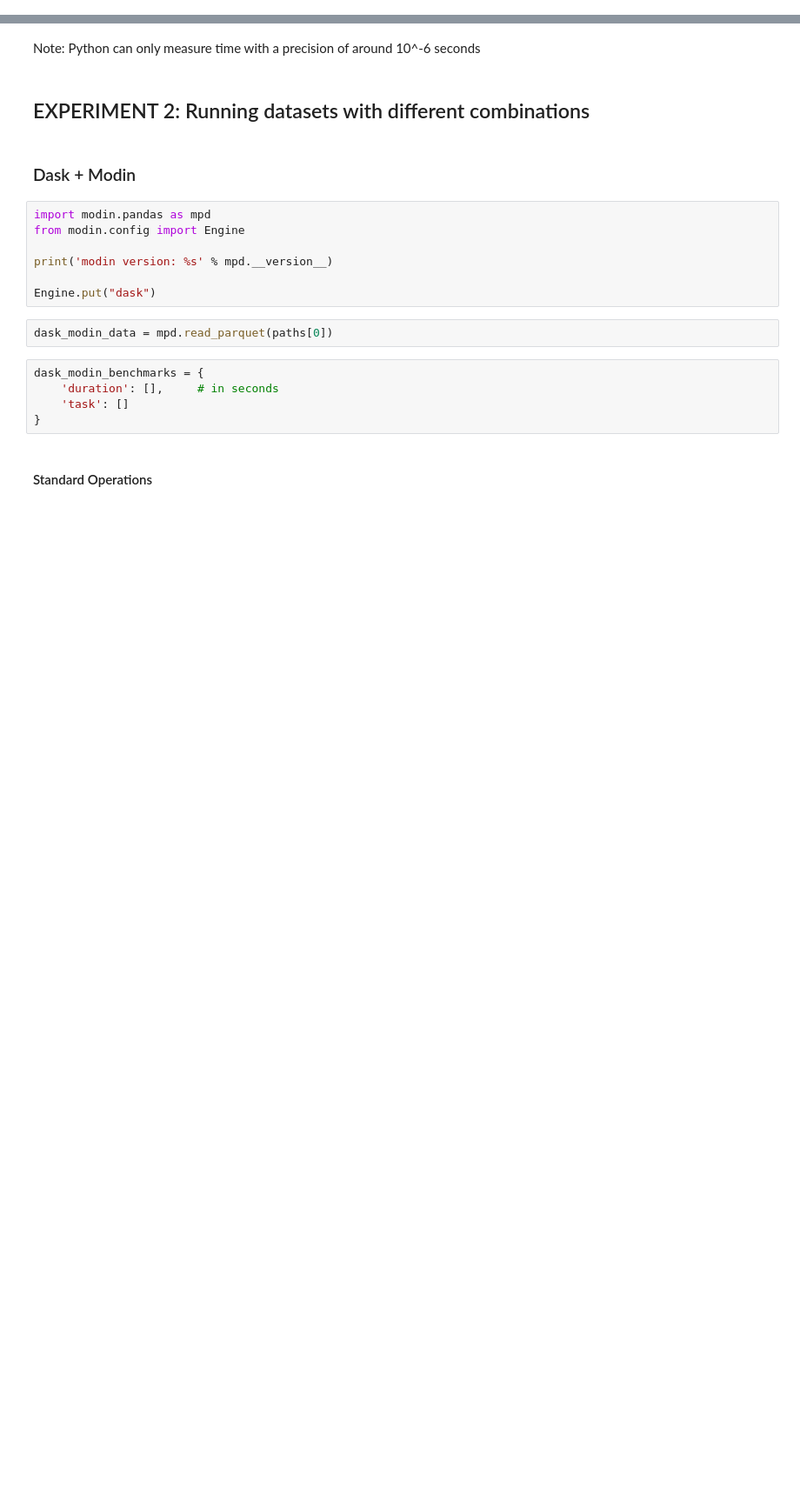
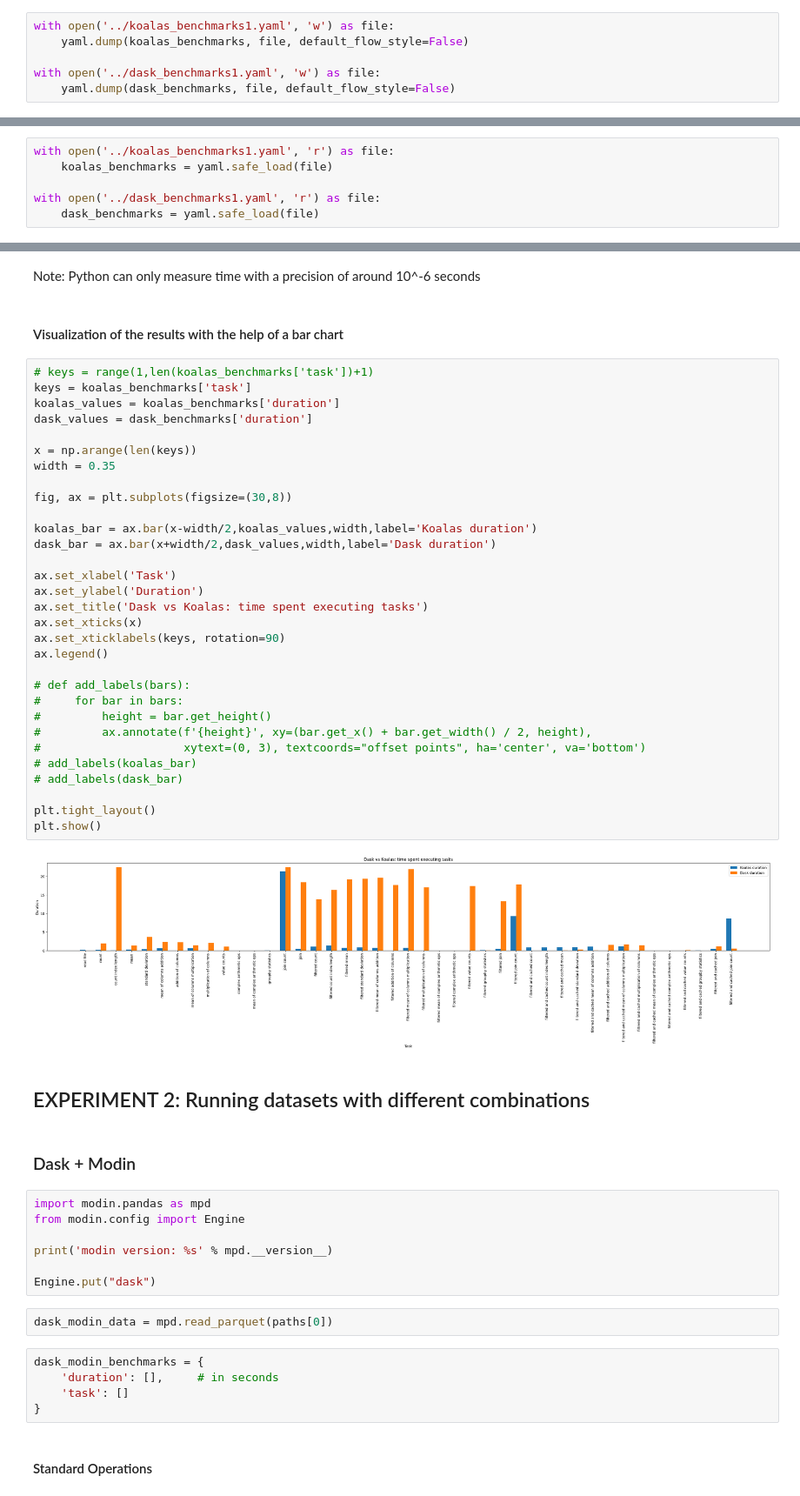
Before and after one commit to Gonto03/big_data_classification, a Jupyter notebook: Performance Analysis project.ipynb, the cells around one changed output, grey strips where cells are left out. Shown at 87% size. Cells and saved outputs as stored; diff of their text form; blank space fills up the shorter version.

Commit message:
dask vs koalas plot

```diff
--- a/Performance Analysis project.ipynb
+++ b/Performance Analysis project.ipynb
@@ -549,6 +548,18 @@ distributed.nanny - WARNING - Restarting worker
 | Client Scheduler: tcp://127.0.0.1... | Cluster Workers: 4 Cores: 8 Memor... |
+# %%
+with open('../koalas_benchmarks1.yaml', 'w') as file:
+    yaml.dump(koalas_benchmarks, file, default_flow_style=False)
+
+with open('../dask_benchmarks1.yaml', 'w') as file:
+    yaml.dump(dask_benchmarks, file, default_flow_style=False)
 # %% [markdown]
 ### Result Analysis
+# %%
+with open('../koalas_benchmarks1.yaml', 'r') as file:
+    koalas_benchmarks = yaml.safe_load(file)
+
+with open('../dask_benchmarks1.yaml', 'r') as file:
+    dask_benchmarks = yaml.safe_load(file)
 # %%
 print("KOALAS\n")
 print(koalas_benchmarks)
@@ -615,5 +629,40 @@ Task filtered and cached join: Dask performs 7.5372062662998385x better than Koa
 # %% [markdown]
 Note: Python can only measure time with a precision of around 10^-6 seconds
+# %% [markdown]
+#### Visualization of the results with the help of a bar chart
+# %%
+# keys = range(1,len(koalas_benchmarks['task'])+1)
+keys = koalas_benchmarks['task']
+koalas_values = koalas_benchmarks['duration']
+dask_values = dask_benchmarks['duration']
+
+x = np.arange(len(keys))
+width = 0.35
+
+fig, ax = plt.subplots(figsize=(30,8))
+
+koalas_bar = ax.bar(x-width/2,koalas_values,width,label='Koalas duration')
+dask_bar = ax.bar(x+width/2,dask_values,width,label='Dask duration')
+
+ax.set_xlabel('Task')
+ax.set_ylabel('Duration')
+ax.set_title('Dask vs Koalas: time spent executing tasks')
+ax.set_xticks(x)
+ax.set_xticklabels(keys, rotation=90)
+ax.legend()
+
+# def add_labels(bars):
+#     for bar in bars:
+#         height = bar.get_height()
+#         ax.annotate(f'{height}', xy=(bar.get_x() + bar.get_width() / 2, height),
+#                     xytext=(0, 3), textcoords="offset points", ha='center', va='bottom')
+# add_labels(koalas_bar)
+# add_labels(dask_bar)
+
+plt.tight_layout()
+plt.show()
+# %% [output]
+[figure, added]
 # %% [markdown]
 ## EXPERIMENT 2: Running datasets with different combinations
 # %% [markdown]
```
Also changed, not shown: parts of 11 cells of this notebook, 16 other files.
